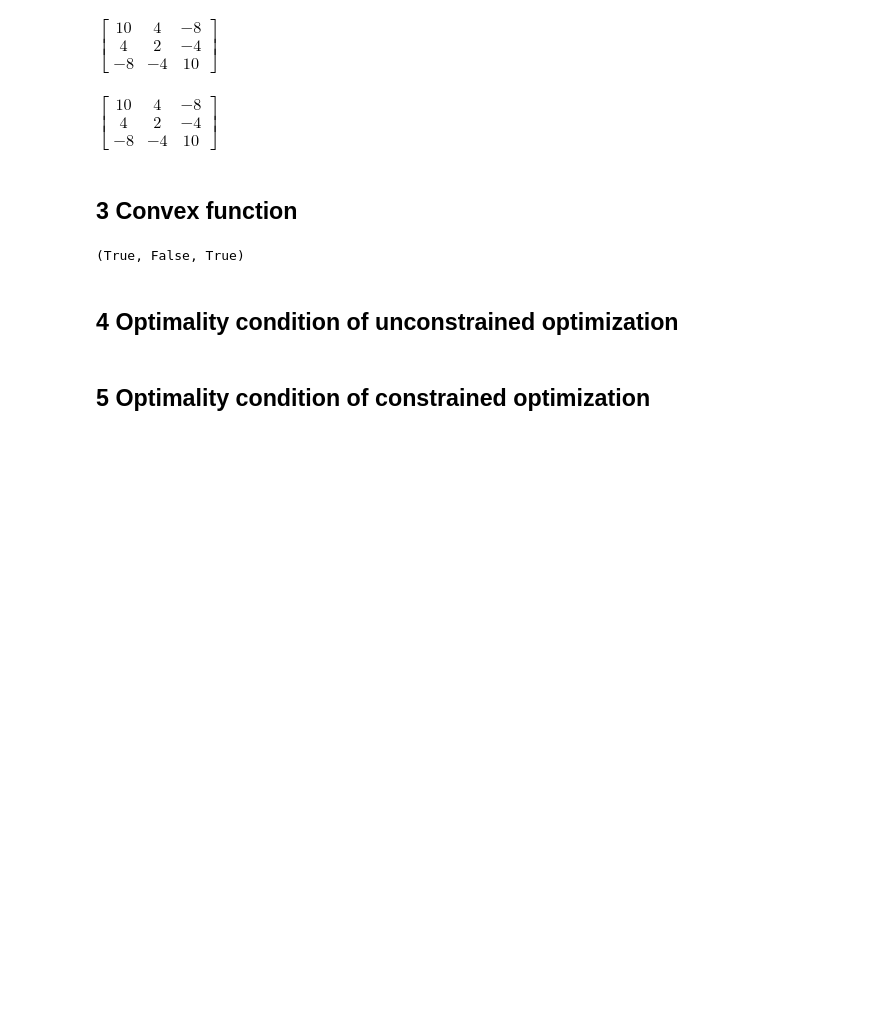
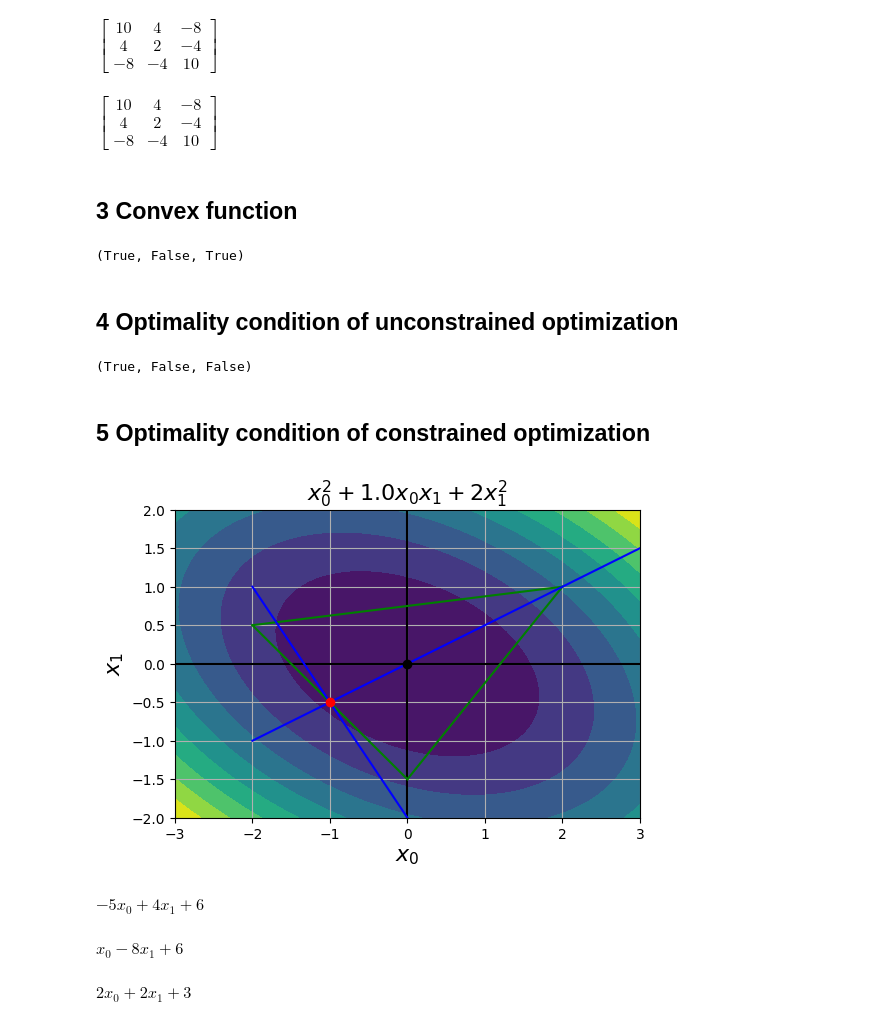
Before and after one commit to charlieqi02/optimal, a Jupyter notebook: Ch1-Math.ipynb, the cells around one changed output. Saved outputs shown, nothing was run; the diff lists cells and outputs as text; code cells hidden in the pictures; blank space fills up the shorter version.

Commit message:
Add unconstrain optimal check and constrain optimal check Constrain optimal check need to be fixed

```diff
--- a/Ch1-Math.ipynb
+++ b/Ch1-Math.ipynb
@@ -295,5 +295,46 @@ is_cvx(funcA, X_list_2d), is_cvx(funcB, X_list_2d), is_cvx(funcC, X_list_3d)
 (True, False, True)
 # %% [markdown]
 ## 4 Optimality condition of unconstrained optimization
+# %%
+# optimal condition check for unconstrained problems
+def is_opt_unc(func, X_list, X_value, tol=10e-5):
+    """check if X-value is a local minimum point
+    for convex functions, local minimum point is their globle minmum point
+    tol is the tolerance of this problem"""
+    gdt_v = np.array(gdt(func, X_list, X_value), dtype=float)
+    hess_v = hess(func, X_list, X_value)
+    if np.linalg.norm(gdt_v) < tol and is_pdm(hess_v):
+        return True
+    return False
+
+
+is_opt_unc(funcA, X_list_2d, [0, 0]), is_opt_unc(funcB, X_list_2d, [0, 0]), is_opt_unc(funcC, X_list_3d, [0, 0, 1])
+# %% [output]
+(True, False, False)
 # %% [markdown]
 ## 5 Optimality condition of constrained optimization
+# %%
+# make constrains
+# inequal constrains (points)
+vis_func(funcA, X_list_2d)
+G1_p = np.array([[0, -1.5], [2, 1]])
+G2_p = np.array([[-2, 0.5], [2, 1]])
+G3_p = np.array([[0, -1.5], [-2, 0.5]])
+for Gi_p in [G1_p, G2_p, G3_p]:
+    plt.plot(Gi_p[:, 0], Gi_p[:, 1], "g")
+
+# equal constrains
+H1_p = np.array([[-2, -1], [3, 1.5]])
+H2_p = np.array([[-2, 1], [0, -2]])
+for Hi_p in [H1_p, H2_p]:
+    plt.plot(Hi_p[:, 0], Hi_p[:, 1], "b")
+
+# point we need to check if it's optimal
+x_val_1 = [-1, -0.5]
+x_val_2 = [0, 0]
+plt.plot(x_val_1[0], x_val_1[1], "ro")
+plt.plot(x_val_2[0], x_val_2[1], "ko")
+
+plt.show()
+# %% [output]
+[figure, added]
@@ -299,0 +360,16 @@ is_cvx(funcA, X_list_2d), is_cvx(funcB, X_list_2d), is_cvx(funcC, X_list_3d)
+# %%
+# inequal constrains (>=0)
+G1_c = - ps2hp(X_list_2d, G1_p)*6
+G1_c
+# %% [output]
+$\displaystyle - 5 x_{0} + 4 x_{1} + 6$
+# %%
+G2_c = - ps2hp(X_list_2d, G2_p)*6
+G2_c
+# %% [output]
+$\displaystyle x_{0} - 8 x_{1} + 6$
+# %%
+G3_c = - ps2hp(X_list_2d, G3_p)*3
+G3_c
+# %% [output]
+$\displaystyle 2 x_{0} + 2 x_{1} + 3$
```
Also changed, not shown: parts of 8 cells of this notebook, 1 other file.
